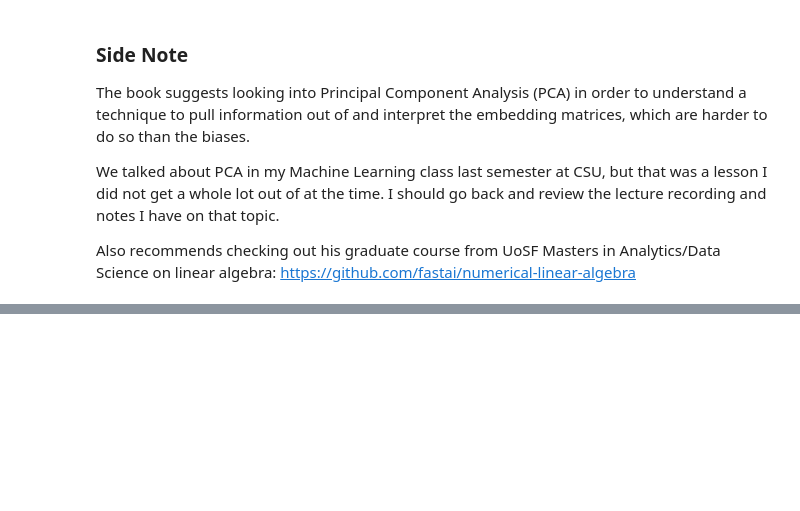
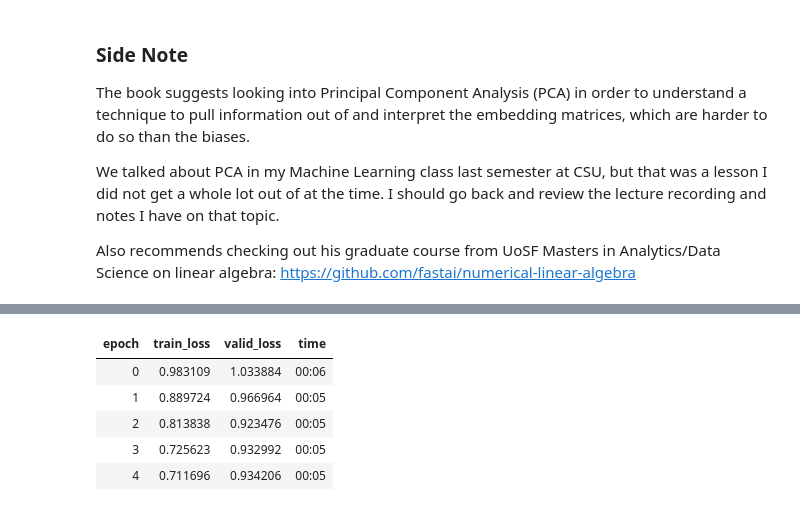
Before and after one commit to ixmorrow/fastai-course-2024, a Jupyter notebook: Notebooks/collaborative-filtering.ipynb, the cells around one changed output, grey strips where cells are left out. Cells and saved outputs as stored; diff of their text form; code cells hidden in the pictures; blank space fills up the shorter version.

```diff
--- a/Notebooks/collaborative-filtering.ipynb
+++ b/Notebooks/collaborative-filtering.ipynb
@@ -216,0 +259,29 @@ https://github.com/fastai/numerical-linear-algebra
+# %%
+class CollabNN(nn.Module):
+    def __init__(self, user_sz, item_sz, y_range=(0,5.5), n_act=100):
+        super().__init__()
+        self.user_factors = nn.Embedding(*user_sz)
+        self.item_factors = nn.Embedding(*item_sz)
+        self.layers = nn.Sequential(
+            nn.Linear(user_sz[1]+item_sz[1], n_act),
+            nn.ReLU(),
+            nn.Linear(n_act, 1)
+        )
+        self.y_range = y_range
+
+    def forward(self, x):
+        embs = self.user_factors(x[:,0]), self.item_factors(x[:,1])
+        x = self.layers(torch.cat(embs, dim=1))
+        return sigmoid_range(x, *self.y_range)
+# %%
+model = CollabNN(*embs)
+# %%
+learn = Learner(dls, model, loss_func=MSELossFlat())
+learn.fit_one_cycle(5, 5e-3, wd=0.01)
+# %% [output]
+| epoch | train_loss | valid_loss | time |
+| 0 | 0.983109 | 1.033884 | 00:06 |
+| 1 | 0.889724 | 0.966964 | 00:05 |
+| 2 | 0.813838 | 0.923476 | 00:05 |
+| 3 | 0.725623 | 0.932992 | 00:05 |
+| 4 | 0.711696 | 0.934206 | 00:05 |
```
Also changed, not shown: parts of 12 cells of this notebook, 1 other file.
